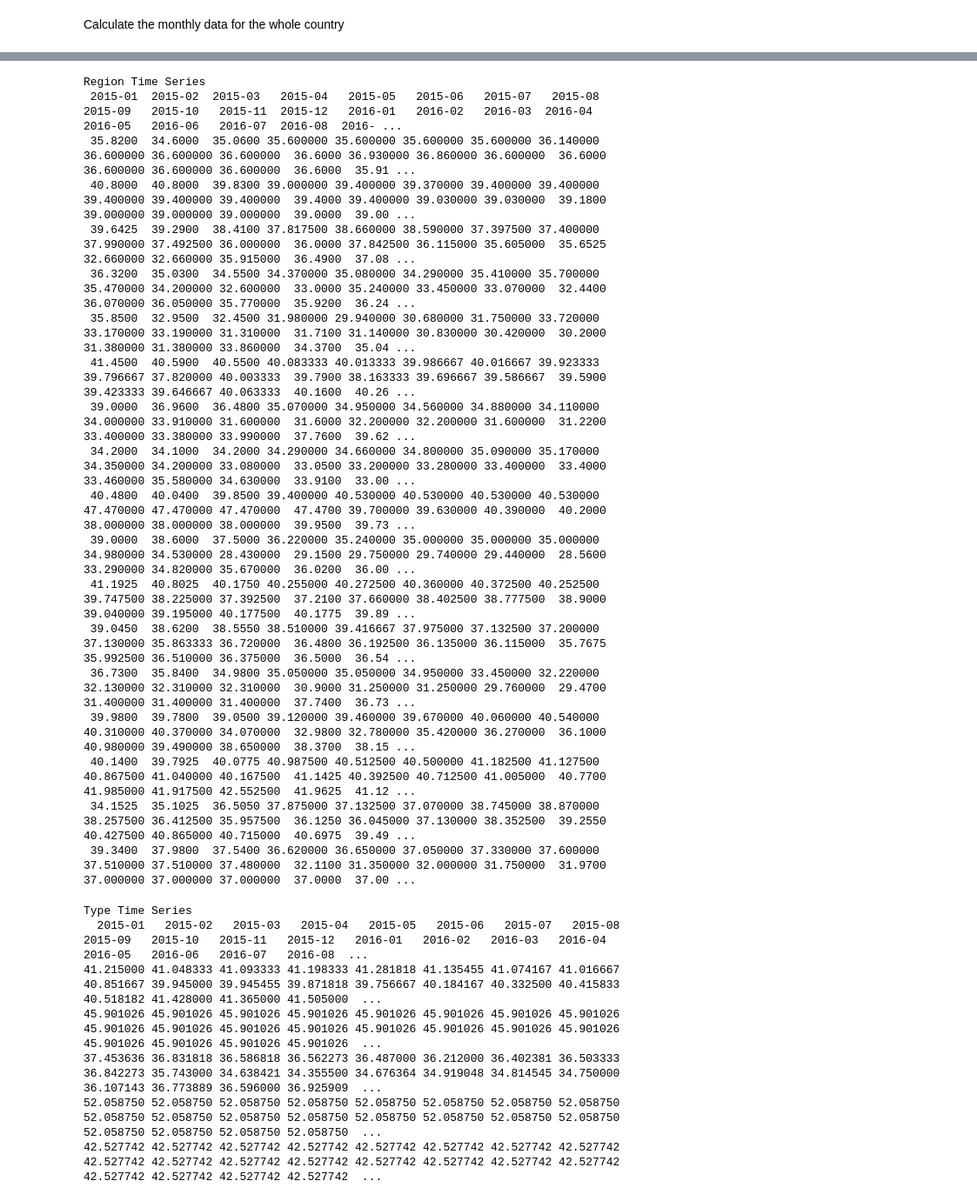
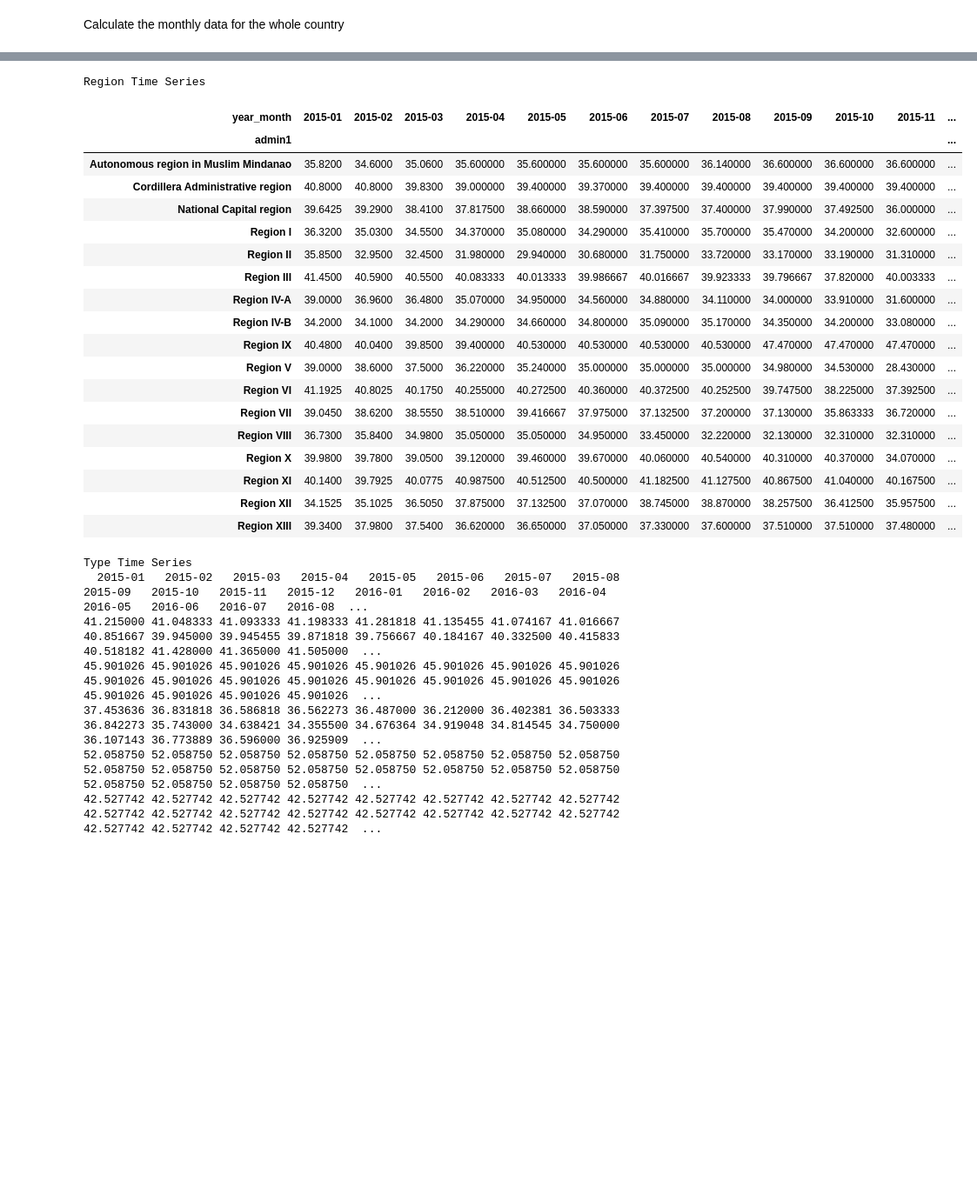
Before and after one commit to JohnCarloSabenorio/GrainShift, a Jupyter notebook: backend/grainshift.ipynb, the cells around one changed output, grey strips where cells are left out. Shown at 87% size. Saved outputs shown, nothing was run; the diff lists cells and outputs as text; code cells hidden in the pictures; blank space fills up the shorter version.

```diff
--- a/backend/grainshift.ipynb
+++ b/backend/grainshift.ipynb
@@ -574,38 +611,39 @@ Clustering Features
 # %%
 all_rice_data = all_rice_df.copy()
 all_rice_data['date'] = pd.to_datetime(all_rice_data['date'])
 all_rice_data['year_month'] = all_rice_data['date'].dt.to_period('M')
 
 region_ts = (
     all_rice_data
     .groupby(['admin1','year_month'])['price']
     .mean()
     .unstack(level='year_month')
     .fillna(method='ffill', axis=1)   # fill forward any missing months
 )
 
 print("Region Time Series")
-print(region_ts.head(17).to_string(index=False))
+region_ts
 # %% [output]
 Region Time Series
- 2015-01  2015-02  2015-03   2015-04   2015-05   2015-06   2015-07   2015-08   2015-09   2015-10   2015-11  2015-12   2016-01   2016-02   2016-03  2016-04   2016-05   2016-06   2016-07  2016-08  2016- ...
- 35.8200  34.6000  35.0600 35.600000 35.600000 35.600000 35.600000 36.140000 36.600000 36.600000 36.600000  36.6000 36.930000 36.860000 36.600000  36.6000 36.600000 36.600000 36.600000  36.6000  35.91 ...
- 40.8000  40.8000  39.8300 39.000000 39.400000 39.370000 39.400000 39.400000 39.400000 39.400000 39.400000  39.4000 39.400000 39.030000 39.030000  39.1800 39.000000 39.000000 39.000000  39.0000  39.00 ...
- 39.6425  39.2900  38.4100 37.817500 38.660000 38.590000 37.397500 37.400000 37.990000 37.492500 36.000000  36.0000 37.842500 36.115000 35.605000  35.6525 32.660000 32.660000 35.915000  36.4900  37.08 ...
- 36.3200  35.0300  34.5500 34.370000 35.080000 34.290000 35.410000 35.700000 35.470000 34.200000 32.600000  33.0000 35.240000 33.450000 33.070000  32.4400 36.070000 36.050000 35.770000  35.9200  36.24 ...
- 35.8500  32.9500  32.4500 31.980000 29.940000 30.680000 31.750000 33.720000 33.170000 33.190000 31.310000  31.7100 31.140000 30.830000 30.420000  30.2000 31.380000 31.380000 33.860000  34.3700  35.04 ...
- 41.4500  40.5900  40.5500 40.083333 40.013333 39.986667 40.016667 39.923333 39.796667 37.820000 40.003333  39.7900 38.163333 39.696667 39.586667  39.5900 39.423333 39.646667 40.063333  40.1600  40.26 ...
- 39.0000  36.9600  36.4800 35.070000 34.950000 34.560000 34.880000 34.110000 34.000000 33.910000 31.600000  31.6000 32.200000 32.200000 31.600000  31.2200 33.400000 33.380000 33.990000  37.7600  39.62 ...
- 34.2000  34.1000  34.2000 34.290000 34.660000 34.800000 35.090000 35.170000 34.350000 34.200000 33.080000  33.0500 33.200000 33.280000 33.400000  33.4000 33.460000 35.580000 34.630000  33.9100  33.00 ...
- 40.4800  40.0400  39.8500 39.400000 40.530000 40.530000 40.530000 40.530000 47.470000 47.470000 47.470000  47.4700 39.700000 39.630000 40.390000  40.2000 38.000000 38.000000 38.000000  39.9500  39.73 ...
- 39.0000  38.6000  37.5000 36.220000 35.240000 35.000000 35.000000 35.000000 34.980000 34.530000 28.430000  29.1500 29.750000 29.740000 29.440000  28.5600 33.290000 34.820000 35.670000  36.0200  36.00 ...
- 41.1925  40.8025  40.1750 40.255000 40.272500 40.360000 40.372500 40.252500 39.747500 38.225000 37.392500  37.2100 37.660000 38.402500 38.777500  38.9000 39.040000 39.195000 40.177500  40.1775  39.89 ...
- 39.0450  38.6200  38.5550 38.510000 39.416667 37.975000 37.132500 37.200000 37.130000 35.863333 36.720000  36.4800 36.192500 36.135000 36.115000  35.7675 35.992500 36.510000 36.375000  36.5000  36.54 ...
- 36.7300  35.8400  34.9800 35.050000 35.050000 34.950000 33.450000 32.220000 32.130000 32.310000 32.310000  30.9000 31.250000 31.250000 29.760000  29.4700 31.400000 31.400000 31.400000  37.7400  36.73 ...
- 39.9800  39.7800  39.0500 39.120000 39.460000 39.670000 40.060000 40.540000 40.310000 40.370000 34.070000  32.9800 32.780000 35.420000 36.270000  36.1000 40.980000 39.490000 38.650000  38.3700  38.15 ...
- 40.1400  39.7925  40.0775 40.987500 40.512500 40.500000 41.182500 41.127500 40.867500 41.040000 40.167500  41.1425 40.392500 40.712500 41.005000  40.7700 41.985000 41.917500 42.552500  41.9625  41.12 ...
- 34.1525  35.1025  36.5050 37.875000 37.132500 37.070000 38.745000 38.870000 38.257500 36.412500 35.957500  36.1250 36.045000 37.130000 38.352500  39.2550 40.427500 40.865000 40.715000  40.6975  39.49 ...
- 39.3400  37.9800  37.5400 36.620000 36.650000 37.050000 37.330000 37.600000 37.510000 37.510000 37.480000  32.1100 31.350000 32.000000 31.750000  31.9700 37.000000 37.000000 37.000000  37.0000  37.00 ...
+| year_month | 2015-01 | 2015-02 | 2015-03 | 2015-04 | 2015-05 | 2015-06 | 2015-07 | 2015-08 | 2015-09 | 2015-10 | 2015-11 | ... |
+| admin1 |  |  |  |  |  |  |  |  |  |  |  | ... |
+| Autonomous region in Muslim Mindanao | 35.8200 | 34.6000 | 35.0600 | 35.600000 | 35.600000 | 35.600000 | 35.600000 | 36.140000 | 36.600000 | 36.600000 | 36.600000 | ... |
+| Cordillera Administrative region | 40.8000 | 40.8000 | 39.8300 | 39.000000 | 39.400000 | 39.370000 | 39.400000 | 39.400000 | 39.400000 | 39.400000 | 39.400000 | ... |
+| National Capital region | 39.6425 | 39.2900 | 38.4100 | 37.817500 | 38.660000 | 38.590000 | 37.397500 | 37.400000 | 37.990000 | 37.492500 | 36.000000 | ... |
+| Region I | 36.3200 | 35.0300 | 34.5500 | 34.370000 | 35.080000 | 34.290000 | 35.410000 | 35.700000 | 35.470000 | 34.200000 | 32.600000 | ... |
+| Region II | 35.8500 | 32.9500 | 32.4500 | 31.980000 | 29.940000 | 30.680000 | 31.750000 | 33.720000 | 33.170000 | 33.190000 | 31.310000 | ... |
+| Region III | 41.4500 | 40.5900 | 40.5500 | 40.083333 | 40.013333 | 39.986667 | 40.016667 | 39.923333 | 39.796667 | 37.820000 | 40.003333 | ... |
+| Region IV-A | 39.0000 | 36.9600 | 36.4800 | 35.070000 | 34.950000 | 34.560000 | 34.880000 | 34.110000 | 34.000000 | 33.910000 | 31.600000 | ... |
+| Region IV-B | 34.2000 | 34.1000 | 34.2000 | 34.290000 | 34.660000 | 34.800000 | 35.090000 | 35.170000 | 34.350000 | 34.200000 | 33.080000 | ... |
+| Region IX | 40.4800 | 40.0400 | 39.8500 | 39.400000 | 40.530000 | 40.530000 | 40.530000 | 40.530000 | 47.470000 | 47.470000 | 47.470000 | ... |
+| Region V | 39.0000 | 38.6000 | 37.5000 | 36.220000 | 35.240000 | 35.000000 | 35.000000 | 35.000000 | 34.980000 | 34.530000 | 28.430000 | ... |
+| Region VI | 41.1925 | 40.8025 | 40.1750 | 40.255000 | 40.272500 | 40.360000 | 40.372500 | 40.252500 | 39.747500 | 38.225000 | 37.392500 | ... |
+| Region VII | 39.0450 | 38.6200 | 38.5550 | 38.510000 | 39.416667 | 37.975000 | 37.132500 | 37.200000 | 37.130000 | 35.863333 | 36.720000 | ... |
+| Region VIII | 36.7300 | 35.8400 | 34.9800 | 35.050000 | 35.050000 | 34.950000 | 33.450000 | 32.220000 | 32.130000 | 32.310000 | 32.310000 | ... |
+| Region X | 39.9800 | 39.7800 | 39.0500 | 39.120000 | 39.460000 | 39.670000 | 40.060000 | 40.540000 | 40.310000 | 40.370000 | 34.070000 | ... |
+| Region XI | 40.1400 | 39.7925 | 40.0775 | 40.987500 | 40.512500 | 40.500000 | 41.182500 | 41.127500 | 40.867500 | 41.040000 | 40.167500 | ... |
+| Region XII | 34.1525 | 35.1025 | 36.5050 | 37.875000 | 37.132500 | 37.070000 | 38.745000 | 38.870000 | 38.257500 | 36.412500 | 35.957500 | ... |
+| Region XIII | 39.3400 | 37.9800 | 37.5400 | 36.620000 | 36.650000 | 37.050000 | 37.330000 | 37.600000 | 37.510000 | 37.510000 | 37.480000 | ... |
 # %%
 type_ts = (
     all_rice_data
```
Also changed, not shown: parts of 17 cells of this notebook.
